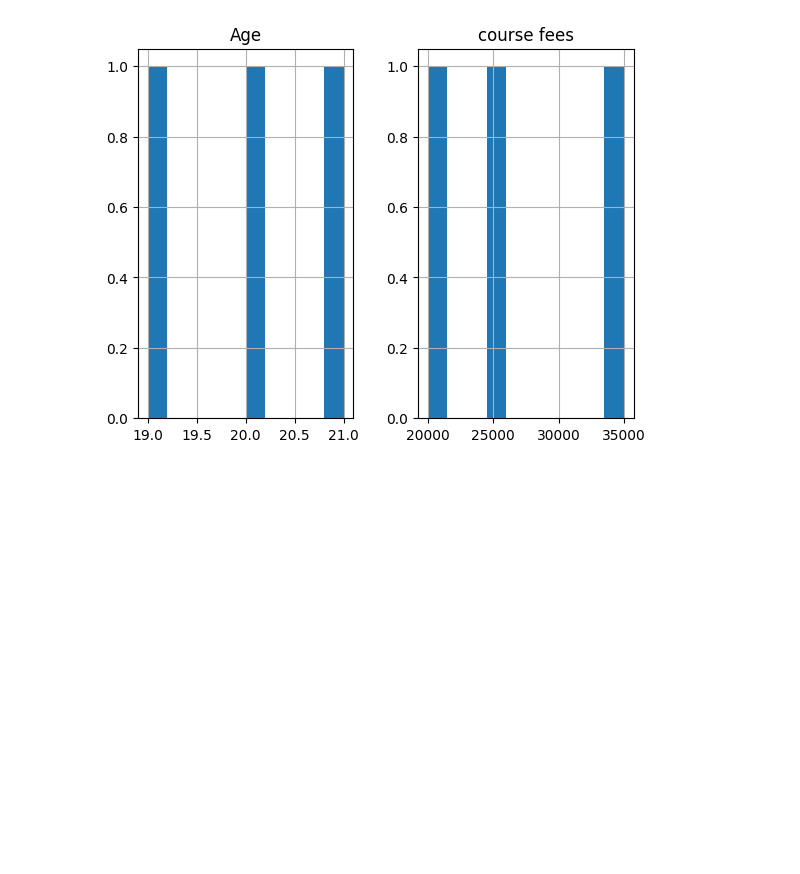
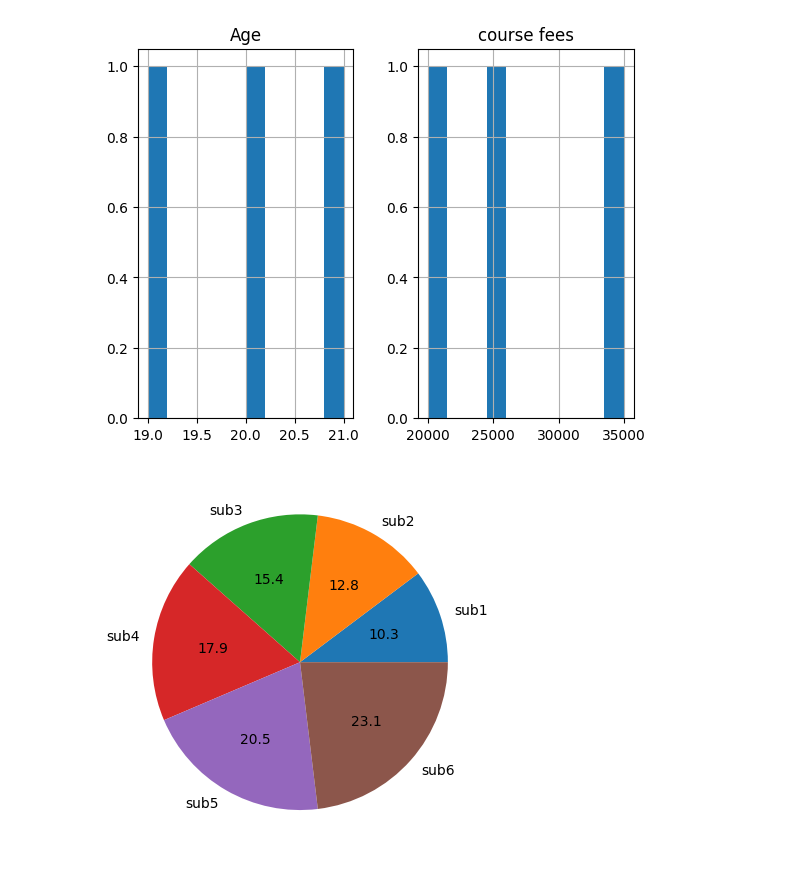
Before and after one commit to Samarthpkori/PY.-BOOK, a Jupyter notebook: STATISTICS.IPYNB, the cells around one changed output. Drawn from its saved outputs; the diff is of its cells as text; code cells hidden in the pictures; blank space fills up the shorter version.

```diff
--- a/STATISTICS.IPYNB
+++ b/STATISTICS.IPYNB
@@ -80,3 +80,13 @@ df.hist()
 plt.show()
 # %% [output]
 [figure]
+# %%
+import pandas as pd
+import matplotlib.pyplot as plt
+
+data=[40,50,60,70,80,90]
+
+plt.pie(data,labels=('sub1','sub2','sub3','sub4','sub5','sub6'),autopct='%1.1f')
+plt.show()
+# %% [output]
+[figure, added]
```
Also changed, not shown: parts of 2 cells of this notebook.
